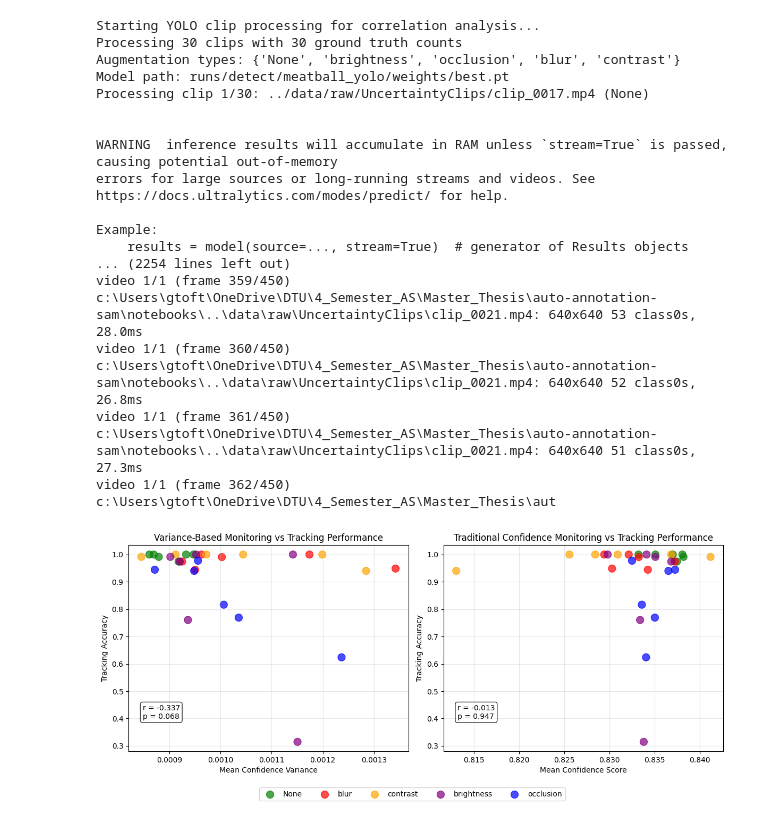
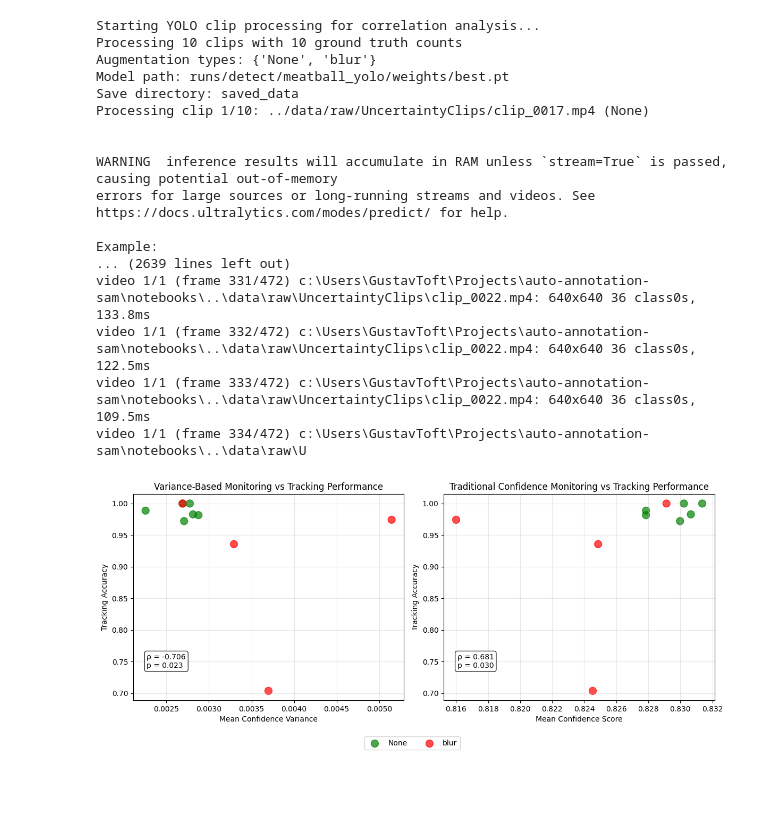
Before and after one commit to FactbirdHQ/auto-annotation-sam, a Jupyter notebook: notebooks/monitoring_proto.ipynb, the cells around one changed output. Cells and saved outputs as stored; diff of their text form; code cells hidden in the pictures; blank space fills up the shorter version.

Commit message:
Correlation test to support use of frame variances, and set-up for extraction of frame variances + bayesian test framework.

```diff
--- a/notebooks/monitoring_proto.ipynb
+++ b/notebooks/monitoring_proto.ipynb
@@ -455,70 +572,70 @@ clips = [
     "../data/raw/UncertaintyClips/clip_0018.mp4",
     "../data/raw/UncertaintyClips/clip_0019.mp4",
     "../data/raw/UncertaintyClips/clip_0020.mp4",
     "../data/raw/UncertaintyClips/clip_0021.mp4",
     "../data/raw/UncertaintyClips/clip_0022.mp4",
     "../data/raw/UncertaintyClips/clip_0023.mp4",
     "../data/raw/UncertaintyClips/clip_0024.mp4",
     "../data/raw/UncertaintyClips/clip_0025.mp4",
     "../data/raw/UncertaintyClips/clip_0026.mp4",
-    "../data/raw/UncertaintyClips/clip_0027.mp4",
-    "../data/raw/UncertaintyClips/clip_0028.mp4",
-    "../data/raw/UncertaintyClips/clip_0029.mp4",
-    "../data/raw/UncertaintyClips/clip_0030.mp4",
-    "../data/raw/UncertaintyClips/clip_0031.mp4",
-    "../data/raw/UncertaintyClips/clip_0032.mp4",
-    "../data/raw/UncertaintyClips/clip_0033.mp4",
-    "../data/raw/UncertaintyClips/clip_0034.mp4",
-    "../data/raw/UncertaintyClips/clip_0035.mp4",
-    "../data/raw/UncertaintyClips/clip_0036.mp4",
-    "../data/raw/UncertaintyClips/clip_0037.mp4",
-    "../data/raw/UncertaintyClips/clip_0038.mp4",
-    "../data/raw/UncertaintyClips/clip_0039.mp4",
-    "../data/raw/UncertaintyClips/clip_0040.mp4",
-    "../data/raw/UncertaintyClips/clip_0041.mp4",
-    "../data/raw/UncertaintyClips/clip_0042.mp4",
-    "../data/raw/UncertaintyClips/clip_0043.mp4",
-    "../data/raw/UncertaintyClips/clip_0044.mp4",
-    "../data/raw/UncertaintyClips/clip_0045.mp4",
-    "../data/raw/UncertaintyClips/clip_0046.mp4",
+    # "../data/raw/UncertaintyClips/clip_0027.mp4",
+    # "../data/raw/UncertaintyClips/clip_0028.mp4",
+    # "../data/raw/UncertaintyClips/clip_0029.mp4",
+    # "../data/raw/UncertaintyClips/clip_0030.mp4",
+    # "../data/raw/UncertaintyClips/clip_0031.mp4",
+    # "../data/raw/UncertaintyClips/clip_0032.mp4",
+    # "../data/raw/UncertaintyClips/clip_0033.mp4",
+    # "../data/raw/UncertaintyClips/clip_0034.mp4",
+    # "../data/raw/UncertaintyClips/clip_0035.mp4",
+    # "../data/raw/UncertaintyClips/clip_0036.mp4",
+    # "../data/raw/UncertaintyClips/clip_0037.mp4",
+    # "../data/raw/UncertaintyClips/clip_0038.mp4",
+    # "../data/raw/UncertaintyClips/clip_0039.mp4",
+    # "../data/raw/UncertaintyClips/clip_0040.mp4",
+    # "../data/raw/UncertaintyClips/clip_0041.mp4",
+    # "../data/raw/UncertaintyClips/clip_0042.mp4",
+    # "../data/raw/UncertaintyClips/clip_0043.mp4",
+    # "../data/raw/UncertaintyClips/clip_0044.mp4",
+    # "../data/raw/UncertaintyClips/clip_0045.mp4",
+    # "../data/raw/UncertaintyClips/clip_0046.mp4",
 ]
 
 
 true_counts = [
-    109, 108, 117, 117, 117, 89,  # counts for original good clips
-    109, 108, 117, 117, 117, 89,  # same counts for degraded versions
-    109, 108, 117, 117, 117, 89,  # same counts for degraded versions
-    109, 108, 117, 117, 117, 89,  # same counts for degraded versions
-    109, 108, 117, 117, 117, 89,  # same counts for degraded versions
+    109, 108, 108, 117, 108, 89,  # counts for original good clips
+    109, 108, 108, 117, # 108, 89,  # same counts for degraded versions
+    # 109, 108, 108, 117, 108, 89,  # same counts for degraded versions
+    # 109, 108, 108, 117, 108, 89,  # same counts for degraded versions
+    # 109, 108, 108, 117, 108, 89,  # same counts for degraded versions
 ]
 
 augmentation_labels = [
     'None', 'None', 'None', 'None', 'None', 'None',  # good clips
-    'blur', 'blur', 'blur', 'blur', 'blur', 'blur',  # bad clips
-    'contrast', 'contrast', 'contrast', 'contrast', 'contrast', 'contrast',  # bad clips
-    'brightness', 'brightness', 'brightness', 'brightness', 'brightness', 'brightness', # bad clips
-    'occlusion', 'occlusion', 'occlusion', 'occlusion', 'occlusion', 'occlusion', # bad clips
+    'blur', 'blur', 'blur', 'blur',# 'blur', 'blur',  # bad clips
+    # 'contrast', 'contrast', 'contrast', 'contrast', 'contrast', 'contrast',  # bad clips
+    # 'brightness', 'brightness', 'brightness', 'brightness', 'brightness', 'brightness', # bad clips
+    # 'occlusion', 'occlusion', 'occlusion', 'occlusion', 'occlusion', 'occlusion', # bad clips
 ]
 
 
 # Run the test
-results_df, correlations = main_test_loop(clips, true_counts, augmentation_labels, model_path)
+results_df, correlations, frame_variances_data, saved_files = main_test_loop(clips, true_counts, augmentation_labels, model_path)
 # %% [output]
 Starting YOLO clip processing for correlation analysis...
-Processing 30 clips with 30 ground truth counts
-Augmentation types: {'None', 'brightness', 'occlusion', 'blur', 'contrast'}
+Processing 10 clips with 10 ground truth counts
+Augmentation types: {'None', 'blur'}
 Model path: runs/detect/meatball_yolo/weights/best.pt
-Processing clip 1/30: ../data/raw/UncertaintyClips/clip_0017.mp4 (None)
+Save directory: saved_data
+Processing clip 1/10: ../data/raw/UncertaintyClips/clip_0017.mp4 (None)
 
 
 WARNING  inference results will accumulate in RAM unless `stream=True` is passed, causing potential out-of-memory
 errors for large sources or long-running streams and videos. See https://docs.ultralytics.com/modes/predict/ for help.
 
 Example:
-    results = model(source=..., stream=True)  # generator of Results objects
-... (2254 lines left out)
-video 1/1 (frame 359/450) c:\Users\gtoft\OneDrive\DTU\4_Semester_AS\Master_Thesis\auto-annotation-sam\notebooks\..\data\raw\UncertaintyClips\clip_0021.mp4: 640x640 53 class0s, 28.0ms
-video 1/1 (frame 360/450) c:\Users\gtoft\OneDrive\DTU\4_Semester_AS\Master_Thesis\auto-annotation-sam\notebooks\..\data\raw\UncertaintyClips\clip_0021.mp4: 640x640 52 class0s, 26.8ms
-video 1/1 (frame 361/450) c:\Users\gtoft\OneDrive\DTU\4_Semester_AS\Master_Thesis\auto-annotation-sam\notebooks\..\data\raw\UncertaintyClips\clip_0021.mp4: 640x640 51 class0s, 27.3ms
-video 1/1 (frame 362/450) c:\Users\gtoft\OneDrive\DTU\4_Semester_AS\Master_Thesis\aut
+... (2639 lines left out)
+video 1/1 (frame 331/472) c:\Users\GustavToft\Projects\auto-annotation-sam\notebooks\..\data\raw\UncertaintyClips\clip_0022.mp4: 640x640 36 class0s, 133.8ms
+video 1/1 (frame 332/472) c:\Users\GustavToft\Projects\auto-annotation-sam\notebooks\..\data\raw\UncertaintyClips\clip_0022.mp4: 640x640 36 class0s, 122.5ms
+video 1/1 (frame 333/472) c:\Users\GustavToft\Projects\auto-annotation-sam\notebooks\..\data\raw\UncertaintyClips\clip_0022.mp4: 640x640 36 class0s, 109.5ms
+video 1/1 (frame 334/472) c:\Users\GustavToft\Projects\auto-annotation-sam\notebooks\..\data\raw\U
-[figure, old version]
+[figure, new version]
```
Also changed, not shown: parts of 10 cells of this notebook, 11 other files.
